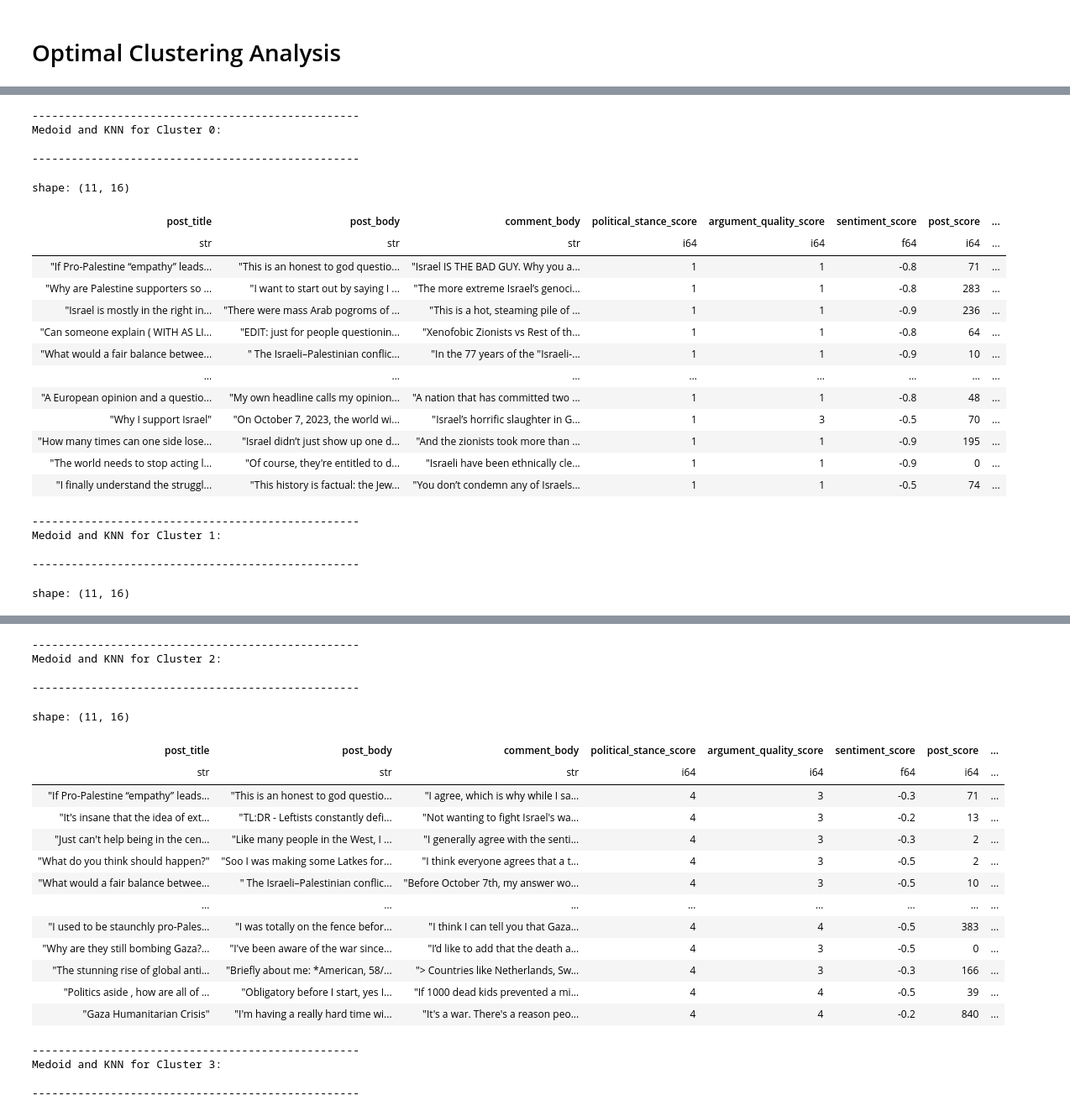
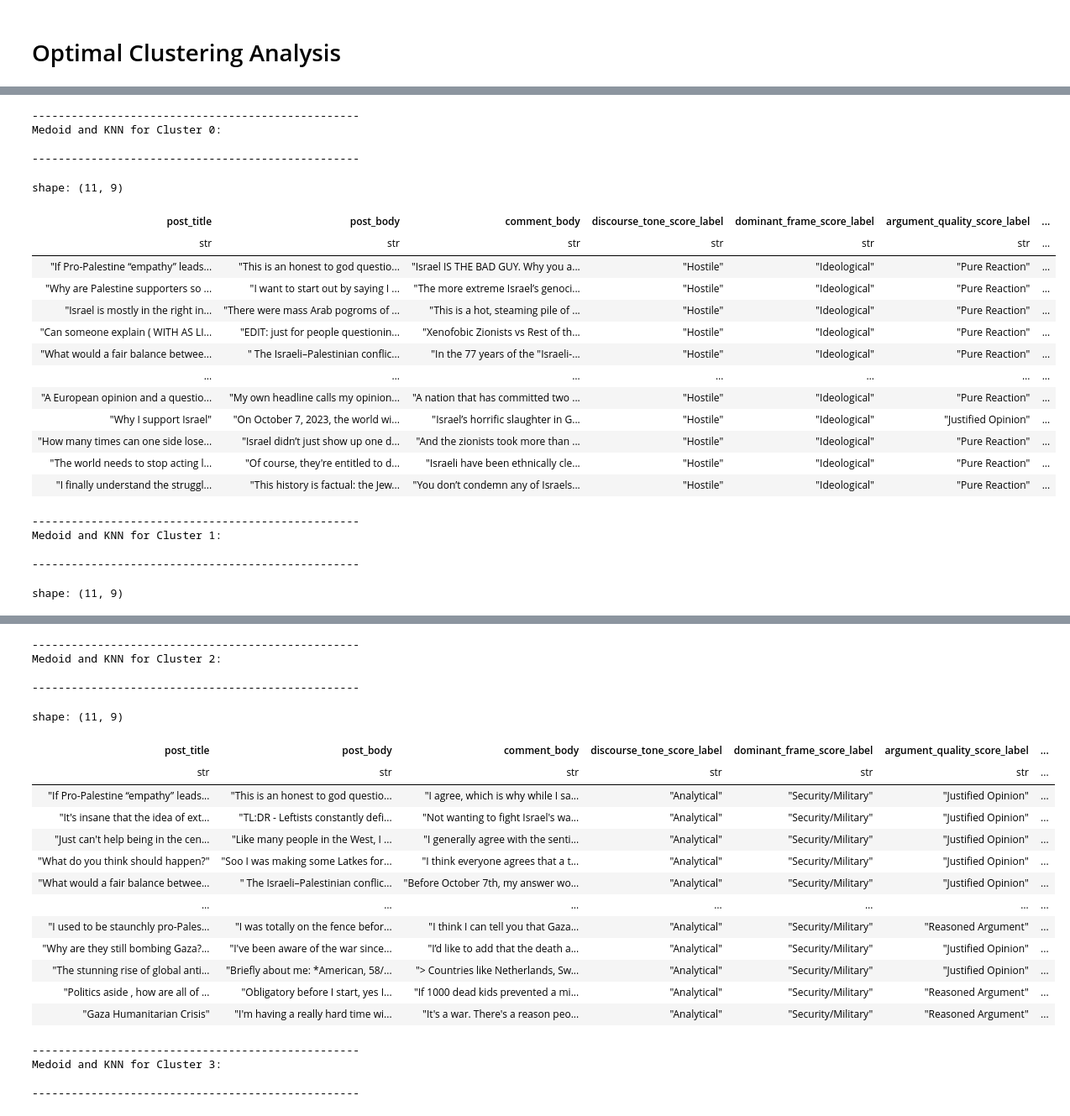
Before and after one commit to FabioScielzoOrtiz/gaza-reddit-polarization, a Jupyter notebook: src/notebooks/07c_optimal_clustering_analysis.ipynb, the cells around one changed output, grey strips where cells are left out. Shown at 84% size. Drawn from its saved outputs; the diff is of its cells as text; code cells hidden in the pictures.

```diff
--- a/src/notebooks/07c_optimal_clustering_analysis.ipynb
+++ b/src/notebooks/07c_optimal_clustering_analysis.ipynb
@@ -321,41 +327,45 @@ Generando Nubes de Palabras basadas en pesos c-TF-IDF...
 # %%
 medoid_and_knn_by_cluster = get_medoid_and_knn_by_cluster(clust_object, dist_matrix=D, knn_k=KNN_K_TEXTS)
 
 for cluster_label in np.unique(clust_object.labels_):
 
     print('-'*50)
     print(f'Medoid and KNN for Cluster {cluster_label}:\n')
     print('-'*50)
     medoid_and_knn_data = processed_data[
         medoid_and_knn_by_cluster[cluster_label],
-        ['post_title', 'post_body', 'comment_body'] + QUANT_COMPARISON_COLS + CAT_COMPARISON_COLS
+        ['post_title', 'post_body', 'comment_body'] + CAT_COMPARISON_COLS
     ]
-    file_name = f'medoid_and_knn_optimal_clust_{cluster_label}.parquet'
-    save_path = os.path.join(results_dir, file_name)
-    medoid_and_knn_data.write_parquet(save_path)
+    file_name = f'medoid_and_knn_optimal_clust_{cluster_label}'
+    parquet_file_name = f'{file_name}.parquet'
+    csv_file_name = f'{file_name}.csv'
+    parquet_save_path = os.path.join(results_dir, parquet_file_name)
+    csv_save_path = os.path.join(results_dir, csv_file_name)
+    medoid_and_knn_data.write_parquet(parquet_save_path)
+    medoid_and_knn_data.write_csv(csv_save_path)
 
     display(medoid_and_knn_data)
 # %% [output]
 --------------------------------------------------
 Medoid and KNN for Cluster 0:
 
 --------------------------------------------------
-shape: (11, 16)
+shape: (11, 9)
-| post_title | post_body | comment_body | political_stance_score | argument_quality_score | sentiment_score | post_score | ... |
-| str | str | str | i64 | i64 | f64 | i64 | ... |
-| "If Pro-Palestine “empathy” leads... | "This is an honest to god questio... | "Israel IS THE BAD GUY. Why you a... | 1 | 1 | -0.8 | 71 | ... |
-| "Why are Palestine supporters so ... | "I want to start out by saying I ... | "The more extreme Israel’s genoci... | 1 | 1 | -0.8 | 283 | ... |
-| "Israel is mostly in the right in... | "There were mass Arab pogroms of ... | "This is a hot, steaming pile of ... | 1 | 1 | -0.9 | 236 | ... |
-| "Can someone explain ( WITH AS LI... | "EDIT: just for people questionin... | "Xenofobic Zionists vs Rest of th... | 1 | 1 | -0.8 | 64 | ... |
-| "What would a fair balance betwee... | " The Israeli–Palestinian conflic... | "In the 77 years of the "Israeli-... | 1 | 1 | -0.9 | 10 | ... |
-| … | … | … | … | … | … | … | ... |
-| "A European opinion and a questio... | "My own headline calls my opinion... | "A nation that has committed two ... | 1 | 1 | -0.8 | 48 | ... |
-| "Why I support Israel" | "On October 7, 2023, the world wi... | "Israel’s horrific slaughter in G... | 1 | 3 | -0.5 | 70 | ... |
-| "How many times can one side lose... | "Israel didn’t just show up one d... | "And the zionists took more than ... | 1 | 1 | -0.9 | 195 | ... |
-| "The world needs to stop acting l... | "Of course, they're entitled to d... | "Israeli have been ethnically cle... | 1 | 1 | -0.9 | 0 | ... |
-| "I finally understand the struggl... | "This history is factual: the Jew... | "You don’t condemn any of Israels... | 1 | 1 | -0.5 | 74 | ... |
+| post_title | post_body | comment_body | discourse_tone_score_label | dominant_frame_score_label | argument_quality_score_label | ... |
+| str | str | str | str | str | str | ... |
+| "If Pro-Palestine “empathy” leads... | "This is an honest to god questio... | "Israel IS THE BAD GUY. Why you a... | "Hostile" | "Ideological" | "Pure Reaction" | ... |
+| "Why are Palestine supporters so ... | "I want to start out by saying I ... | "The more extreme Israel’s genoci... | "Hostile" | "Ideological" | "Pure Reaction" | ... |
+| "Israel is mostly in the right in... | "There were mass Arab pogroms of ... | "This is a hot, steaming pile of ... | "Hostile" | "Ideological" | "Pure Reaction" | ... |
+| "Can someone explain ( WITH AS LI... | "EDIT: just for people questionin... | "Xenofobic Zionists vs Rest of th... | "Hostile" | "Ideological" | "Pure Reaction" | ... |
+| "What would a fair balance betwee... | " The Israeli–Palestinian conflic... | "In the 77 years of the "Israeli-... | "Hostile" | "Ideological" | "Pure Reaction" | ... |
+| … | … | … | … | … | … | ... |
+| "A European opinion and a questio... | "My own headline calls my opinion... | "A nation that has committed two ... | "Hostile" | "Ideological" | "Pure Reaction" | ... |
+| "Why I support Israel" | "On October 7, 2023, the world wi... | "Israel’s horrific slaughter in G... | "Hostile" | "Ideological" | "Justified Opinion" | ... |
+| "How many times can one side lose... | "Israel didn’t just show up one d... | "And the zionists took more than ... | "Hostile" | "Ideological" | "Pure Reaction" | ... |
+| "The world needs to stop acting l... | "Of course, they're entitled to d... | "Israeli have been ethnically cle... | "Hostile" | "Ideological" | "Pure Reaction" | ... |
+| "I finally understand the struggl... | "This history is factual: the Jew... | "You don’t condemn any of Israels... | "Hostile" | "Ideological" | "Pure Reaction" | ... |
 --------------------------------------------------
 Medoid and KNN for Cluster 1:
 
 --------------------------------------------------
-shape: (11, 16)
+shape: (11, 9)
@@ -376,20 +386,20 @@ shape: (11, 16)
 Medoid and KNN for Cluster 2:
 
 --------------------------------------------------
-shape: (11, 16)
+shape: (11, 9)
-| post_title | post_body | comment_body | political_stance_score | argument_quality_score | sentiment_score | post_score | ... |
-| str | str | str | i64 | i64 | f64 | i64 | ... |
-| "If Pro-Palestine “empathy” leads... | "This is an honest to god questio... | "I agree, which is why while I sa... | 4 | 3 | -0.3 | 71 | ... |
-| "It's insane that the idea of ext... | "TL:DR - Leftists constantly defi... | "Not wanting to fight Israel's wa... | 4 | 3 | -0.2 | 13 | ... |
-| "Just can't help being in the cen... | "Like many people in the West, I ... | "I generally agree with the senti... | 4 | 3 | -0.3 | 2 | ... |
-| "What do you think should happen?" | "Soo I was making some Latkes for... | "I think everyone agrees that a t... | 4 | 3 | -0.5 | 2 | ... |
-| "What would a fair balance betwee... | " The Israeli–Palestinian conflic... | "Before October 7th, my answer wo... | 4 | 3 | -0.5 | 10 | ... |
-| … | … | … | … | … | … | … | ... |
-| "I used to be staunchly pro-Pales... | "I was totally on the fence befor... | "I think I can tell you that Gaza... | 4 | 4 | -0.5 | 383 | ... |
-| "Why are they still bombing Gaza?... | "I've been aware of the war since... | "I’d like to add that the death a... | 4 | 3 | -0.5 | 0 | ... |
-| "The stunning rise of global anti... | "Briefly about me: *American, 58/... | "> Countries like Netherlands, Sw... | 4 | 3 | -0.3 | 166 | ... |
-| "Politics aside , how are all of ... | "Obligatory before I start, yes I... | "If 1000 dead kids prevented a mi... | 4 | 4 | -0.5 | 39 | ... |
-| "Gaza Humanitarian Crisis" | "I'm having a really hard time wi... | "It's a war. There's a reason peo... | 4 | 4 | -0.2 | 840 | ... |
+| post_title | post_body | comment_body | discourse_tone_score_label | dominant_frame_score_label | argument_quality_score_label | ... |
+| str | str | str | str | str | str | ... |
+| "If Pro-Palestine “empathy” leads... | "This is an honest to god questio... | "I agree, which is why while I sa... | "Analytical" | "Security/Military" | "Justified Opinion" | ... |
+| "It's insane that the idea of ext... | "TL:DR - Leftists constantly defi... | "Not wanting to fight Israel's wa... | "Analytical" | "Security/Military" | "Justified Opinion" | ... |
+| "Just can't help being in the cen... | "Like many people in the West, I ... | "I generally agree with the senti... | "Analytical" | "Security/Military" | "Justified Opinion" | ... |
+| "What do you think should happen?" | "Soo I was making some Latkes for... | "I think everyone agrees that a t... | "Analytical" | "Security/Military" | "Justified Opinion" | ... |
+| "What would a fair balance betwee... | " The Israeli–Palestinian conflic... | "Before October 7th, my answer wo... | "Analytical" | "Security/Military" | "Justified Opinion" | ... |
+| … | … | … | … | … | … | ... |
+| "I used to be staunchly pro-Pales... | "I was totally on the fence befor... | "I think I can tell you that Gaza... | "Analytical" | "Security/Military" | "Reasoned Argument" | ... |
+| "Why are they still bombing Gaza?... | "I've been aware of the war since... | "I’d like to add that the death a... | "Analytical" | "Security/Military" | "Justified Opinion" | ... |
+| "The stunning rise of global anti... | "Briefly about me: *American, 58/... | "> Countries like Netherlands, Sw... | "Analytical" | "Security/Military" | "Justified Opinion" | ... |
+| "Politics aside , how are all of ... | "Obligatory before I start, yes I... | "If 1000 dead kids prevented a mi... | "Analytical" | "Security/Military" | "Reasoned Argument" | ... |
+| "Gaza Humanitarian Crisis" | "I'm having a really hard time wi... | "It's a war. There's a reason peo... | "Analytical" | "Security/Military" | "Reasoned Argument" | ... |
 --------------------------------------------------
 Medoid and KNN for Cluster 3:
 
```
Also changed, not shown: parts of 4 cells of this notebook.
